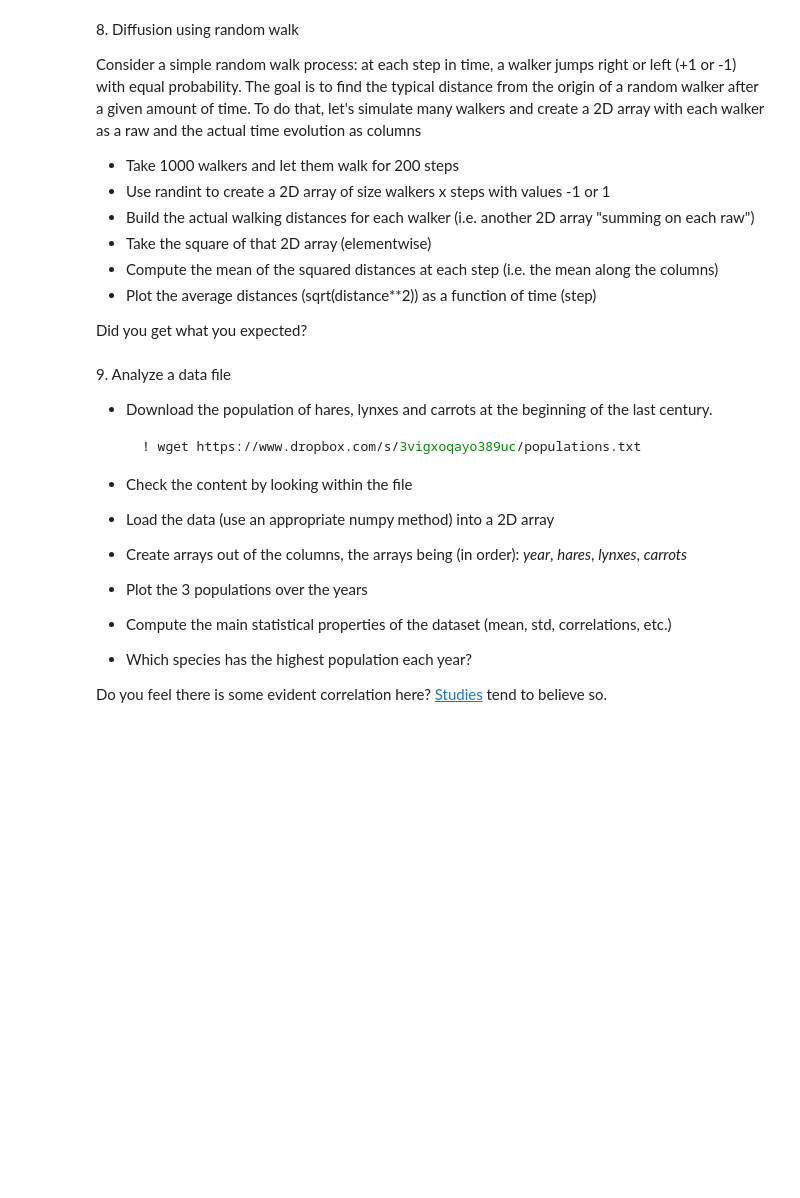
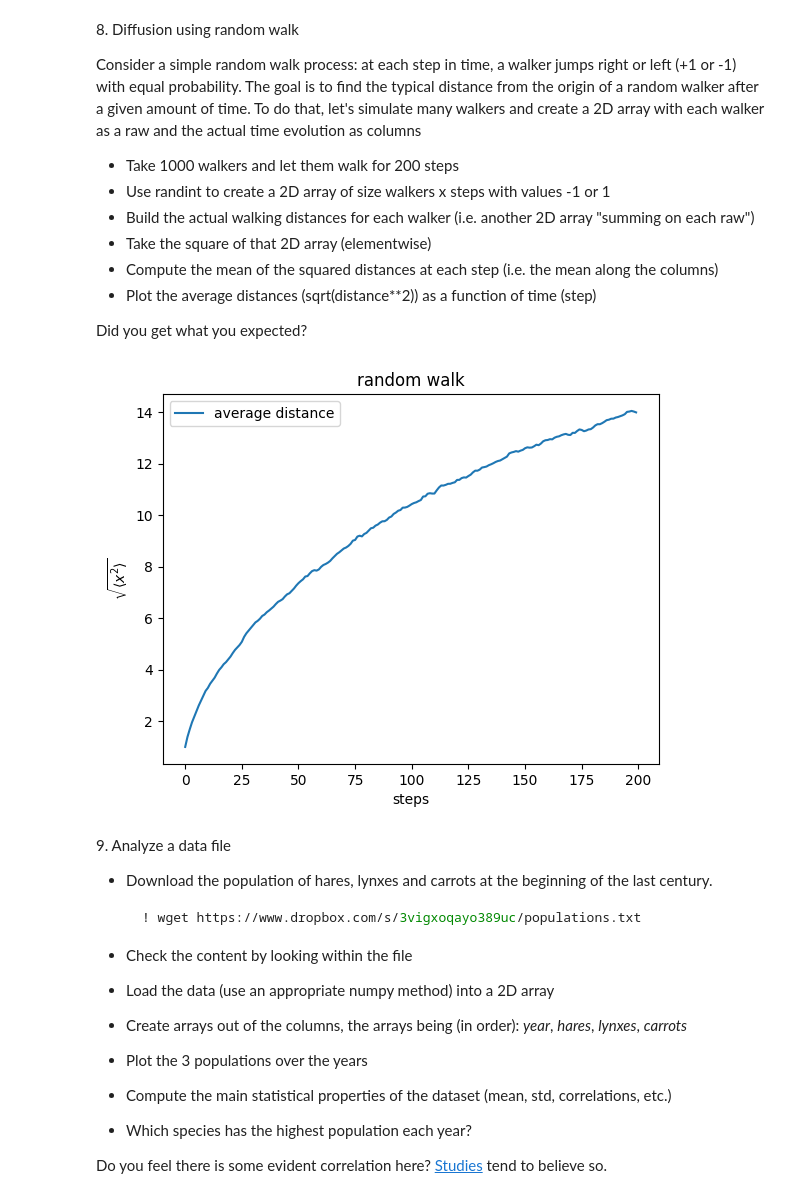
Before and after one commit to nicolomeneguzzo/LaboratoryOfComputationalPhysics_Y8, a Jupyter notebook: 04ex_Numpy.ipynb, the cells around one changed output. Saved outputs shown, nothing was run; the diff lists cells and outputs as text; code cells hidden in the pictures; blank space fills up the shorter version.

Commit message:
numpy e bash

```diff
--- a/04ex_Numpy.ipynb
+++ b/04ex_Numpy.ipynb
@@ -305,6 +305,31 @@ To do that, let's simulate many walkers and create a 2D array with each walker a
   * Plot the average distances (sqrt(distance\*\*2)) as a function of time (step)
 
 Did you get what you expected?
+# %%
+import numpy as np
+import matplotlib.pyplot as plt
+
+
+
+walkers = 1000
+steps = 200
+w = np.random.randint(0, 2, size=(walkers, steps)) * 2 -1
+
+dist = np.cumsum(w, axis=1)
+d2 = dist**2
+mean = np.mean(d2, axis=0)
+meand = np.sqrt(mean)
+
+t = np.arange(0, 200)
+
+plt.plot(t, meand, label="average distance")
+plt.xlabel("steps")
+plt.ylabel(r'$\sqrt{\langle x^2 \rangle}$')
+plt.legend()
+plt.title("random walk")
+plt.show()
+# %% [output]
+[figure, added]
 # %% [markdown]
 9\. Analyze a data file
   * Download the population of hares, lynxes and carrots at the beginning of the last century.
```
Also changed, not shown: parts of 3 cells of this notebook, 2 other files.
